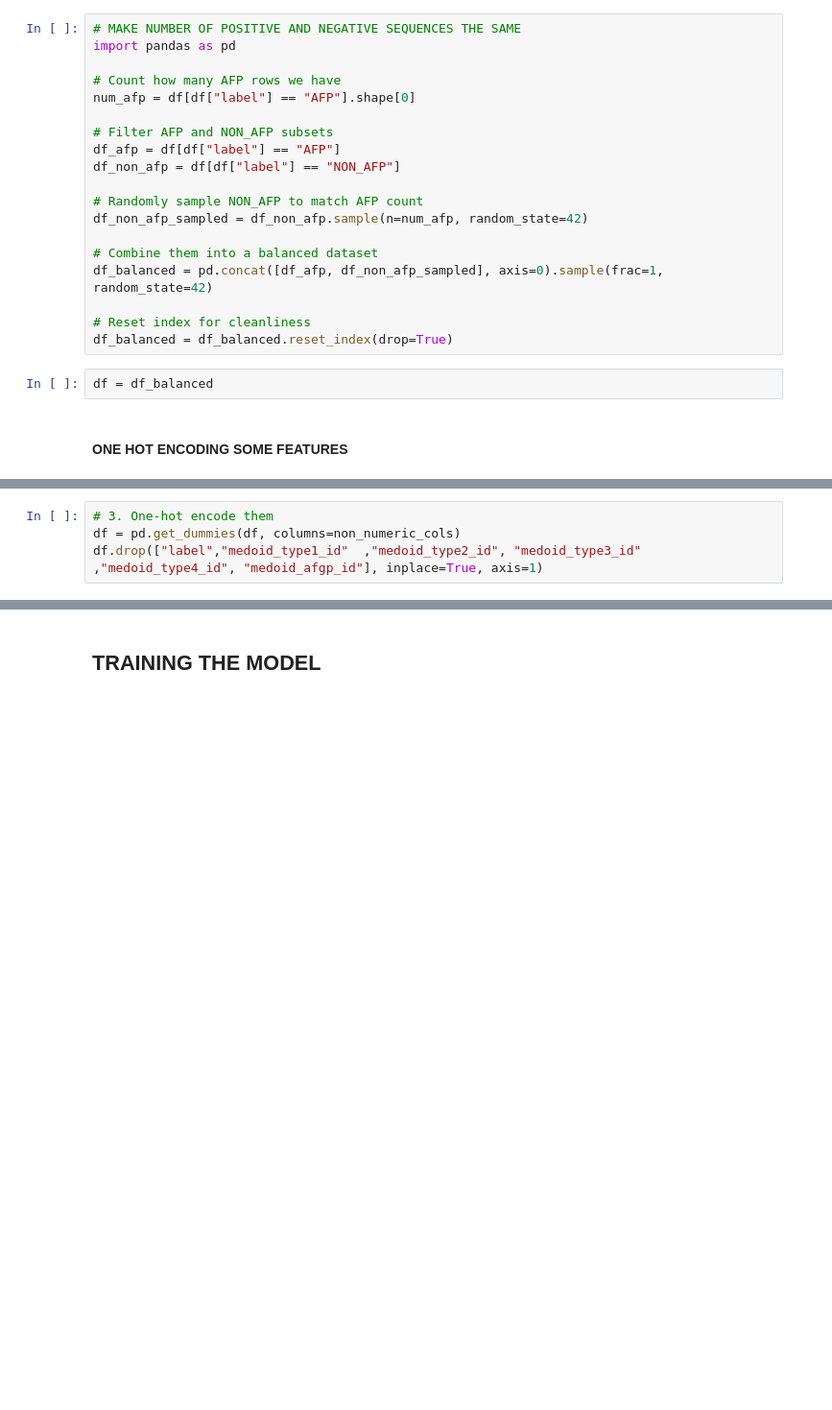
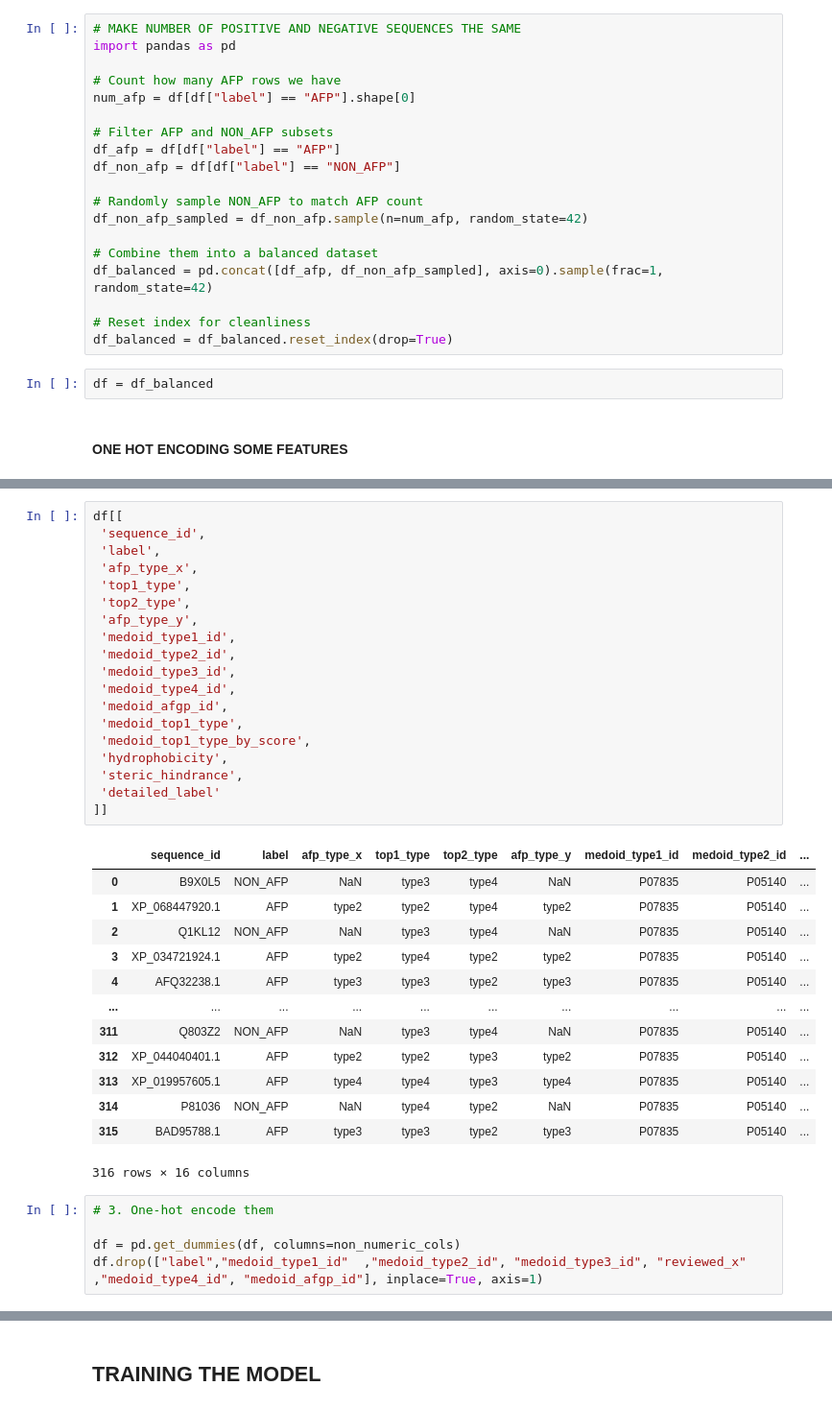
Before and after one commit to crystal11111/Antifreeze_BME, a Jupyter notebook: scripts/machine_learning/classification.ipynb, the cells around one changed output, grey strips where cells are left out. Shown: that part at 96% size. Drawn from its saved outputs; the diff is of its cells as text; blank space fills up the shorter version.

```diff
--- a/scripts/machine_learning/classification.ipynb
+++ b/scripts/machine_learning/classification.ipynb
@@ -355,7 +433,41 @@ df[non_numeric_cols]
+# %%
+df[[
+ 'sequence_id',
+ 'label',
+ 'afp_type_x',
+ 'top1_type',
+ 'top2_type',
+ 'afp_type_y',
+ 'medoid_type1_id',
+ 'medoid_type2_id',
+ 'medoid_type3_id',
+ 'medoid_type4_id',
+ 'medoid_afgp_id',
+ 'medoid_top1_type',
+ 'medoid_top1_type_by_score',
+ 'hydrophobicity',
+ 'steric_hindrance',
+ 'detailed_label'
+]]
+# %% [output]
+|  | sequence_id | label | afp_type_x | top1_type | top2_type | afp_type_y | medoid_type1_id | medoid_type2_id | ... |
+| 0 | B9X0L5 | NON_AFP | NaN | type3 | type4 | NaN | P07835 | P05140 | ... |
+| 1 | XP_068447920.1 | AFP | type2 | type2 | type4 | type2 | P07835 | P05140 | ... |
+| 2 | Q1KL12 | NON_AFP | NaN | type3 | type4 | NaN | P07835 | P05140 | ... |
+| 3 | XP_034721924.1 | AFP | type2 | type4 | type2 | type2 | P07835 | P05140 | ... |
+| 4 | AFQ32238.1 | AFP | type3 | type3 | type2 | type3 | P07835 | P05140 | ... |
+| ... | ... | ... | ... | ... | ... | ... | ... | ... | ... |
+| 311 | Q803Z2 | NON_AFP | NaN | type3 | type4 | NaN | P07835 | P05140 | ... |
+| 312 | XP_044040401.1 | AFP | type2 | type2 | type3 | type2 | P07835 | P05140 | ... |
+| 313 | XP_019957605.1 | AFP | type4 | type4 | type3 | type4 | P07835 | P05140 | ... |
+| 314 | P81036 | NON_AFP | NaN | type4 | type2 | NaN | P07835 | P05140 | ... |
+| 315 | BAD95788.1 | AFP | type3 | type3 | type2 | type3 | P07835 | P05140 | ... |
+316 rows × 16 columns
 # %%
 # 3. One-hot encode them
+
 df = pd.get_dummies(df, columns=non_numeric_cols)
-df.drop(["label","medoid_type1_id"	,"medoid_type2_id",	"medoid_type3_id"	,"medoid_type4_id",	"medoid_afgp_id"], inplace=True, axis=1)
+df.drop(["label","medoid_type1_id"	,"medoid_type2_id",	"medoid_type3_id", "reviewed_x"	,"medoid_type4_id",	"medoid_afgp_id"], inplace=True, axis=1)
 # %%
 df
 # %% [output]
```
Also changed, not shown: parts of 24 cells of this notebook, 1 other file.
